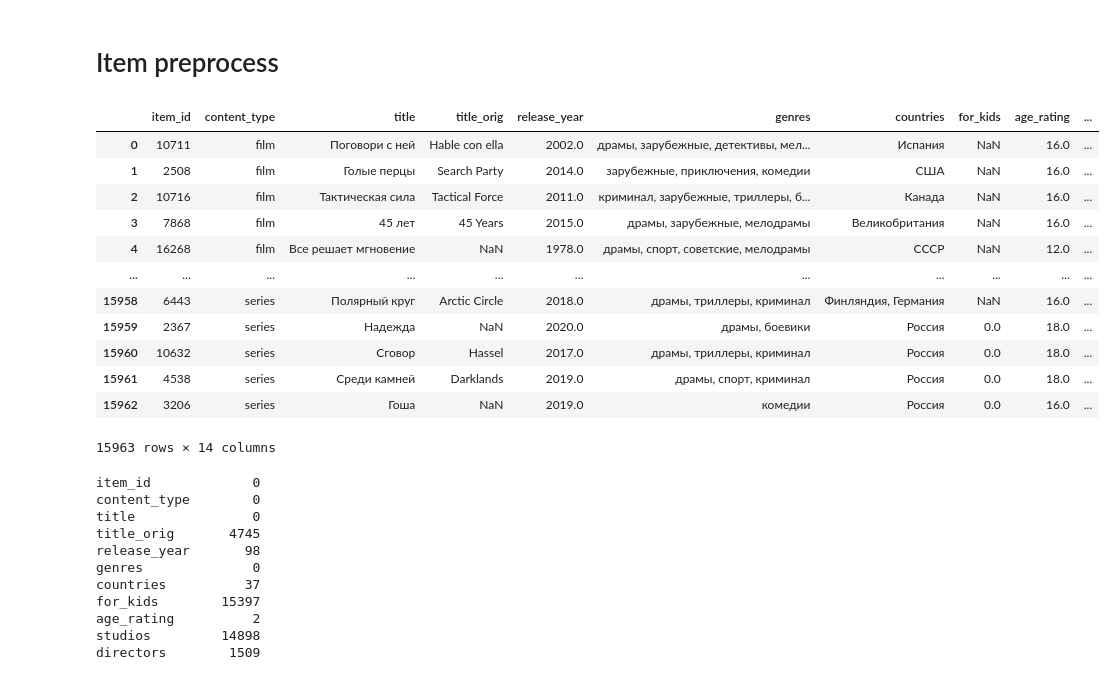
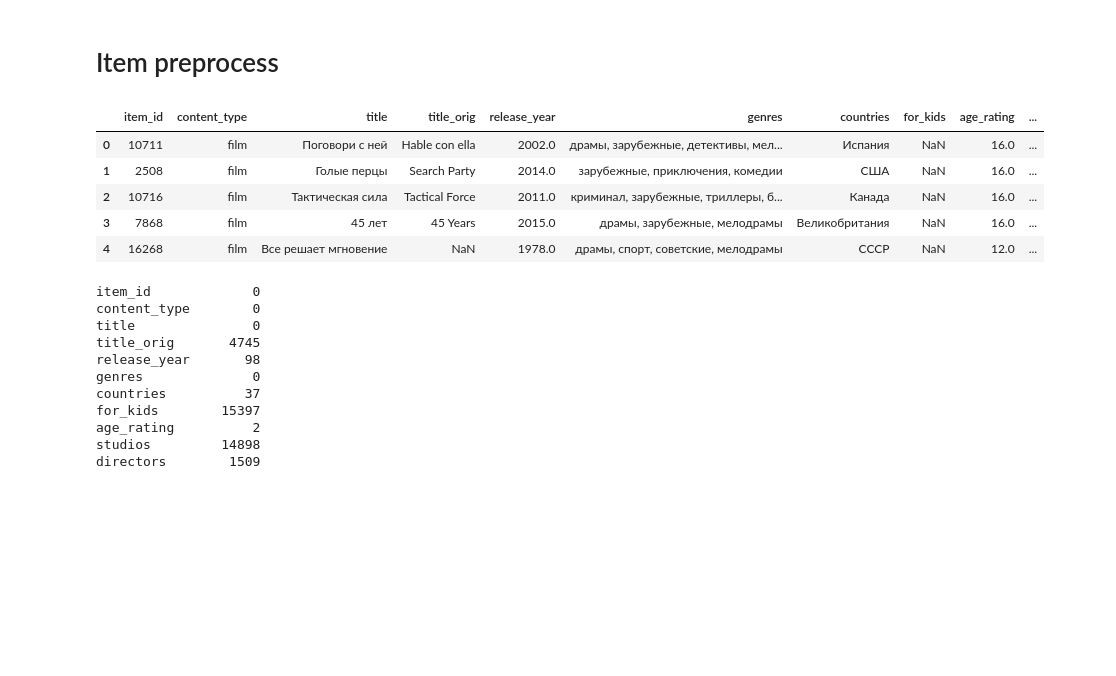
Before and after one commit to Varfalamei/RecoServiceMTS, a Jupyter notebook: notebooks/Домашнее задание №4.ipynb, the cells around one changed output. Cells and saved outputs as stored; diff of their text form; code cells hidden in the pictures; blank space fills up the shorter version.

```diff
--- a/notebooks/Домашнее задание №4.ipynb
+++ b/notebooks/Домашнее задание №4.ipynb
@@ -33,7 +41,7 @@ import optuna
 # %%
 os.environ['OPENBLAS_NUM_THREADS'] = "1"
 # %%
-DATA_PATH = Path("../data")
+DATA_PATH = Path("../data/kion_train/")
 # %%
 %%time
 users = pd.read_csv(DATA_PATH / 'users.csv')
@@ -256,21 +251,14 @@ user_features.head()
 # %% [markdown]
 # Item preprocess
 # %%
-items
+items.head()
 # %% [output]
 |  | item_id | content_type | title | title_orig | release_year | genres | countries | for_kids | age_rating | ... |
 | 0 | 10711 | film | Поговори с ней | Hable con ella | 2002.0 | драмы, зарубежные, детективы, мел... | Испания | NaN | 16.0 | ... |
 | 1 | 2508 | film | Голые перцы | Search Party | 2014.0 | зарубежные, приключения, комедии | США | NaN | 16.0 | ... |
 | 2 | 10716 | film | Тактическая сила | Tactical Force | 2011.0 | криминал, зарубежные, триллеры, б... | Канада | NaN | 16.0 | ... |
 | 3 | 7868 | film | 45 лет | 45 Years | 2015.0 | драмы, зарубежные, мелодрамы | Великобритания | NaN | 16.0 | ... |
 | 4 | 16268 | film | Все решает мгновение | NaN | 1978.0 | драмы, спорт, советские, мелодрамы | СССР | NaN | 12.0 | ... |
-| ... | ... | ... | ... | ... | ... | ... | ... | ... | ... | ... |
-| 15958 | 6443 | series | Полярный круг | Arctic Circle | 2018.0 | драмы, триллеры, криминал | Финляндия, Германия | NaN | 16.0 | ... |
-| 15959 | 2367 | series | Надежда | NaN | 2020.0 | драмы, боевики | Россия | 0.0 | 18.0 | ... |
-| 15960 | 10632 | series | Сговор | Hassel | 2017.0 | драмы, триллеры, криминал | Россия | 0.0 | 18.0 | ... |
-| 15961 | 4538 | series | Среди камней | Darklands | 2019.0 | драмы, спорт, криминал | Россия | 0.0 | 18.0 | ... |
-| 15962 | 3206 | series | Гоша | NaN | 2019.0 | комедии | Россия | 0.0 | 16.0 | ... |
-15963 rows × 14 columns
 # %%
 items.isna().sum()
 # %% [output]
```
Also changed, not shown: parts of 40 cells of this notebook.
